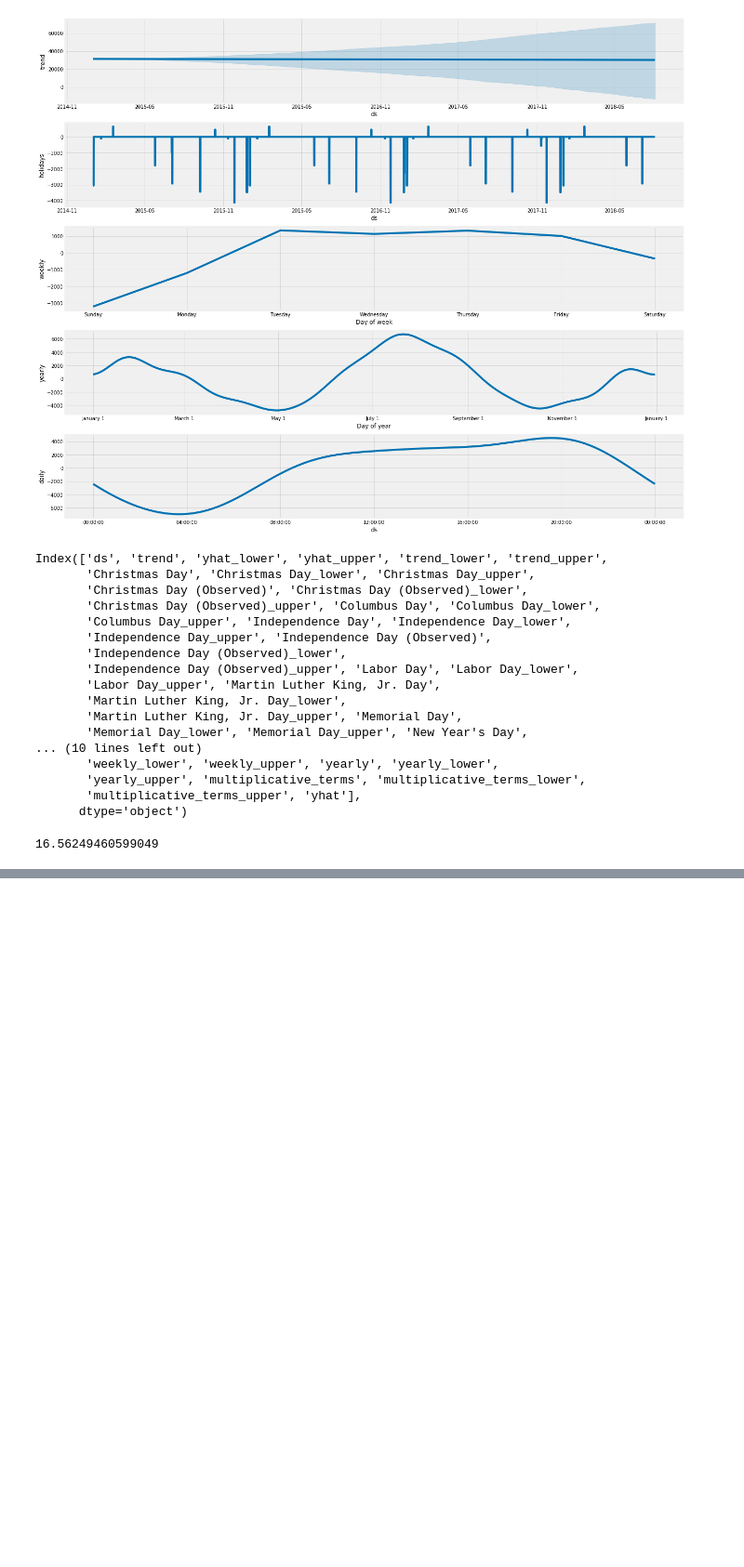
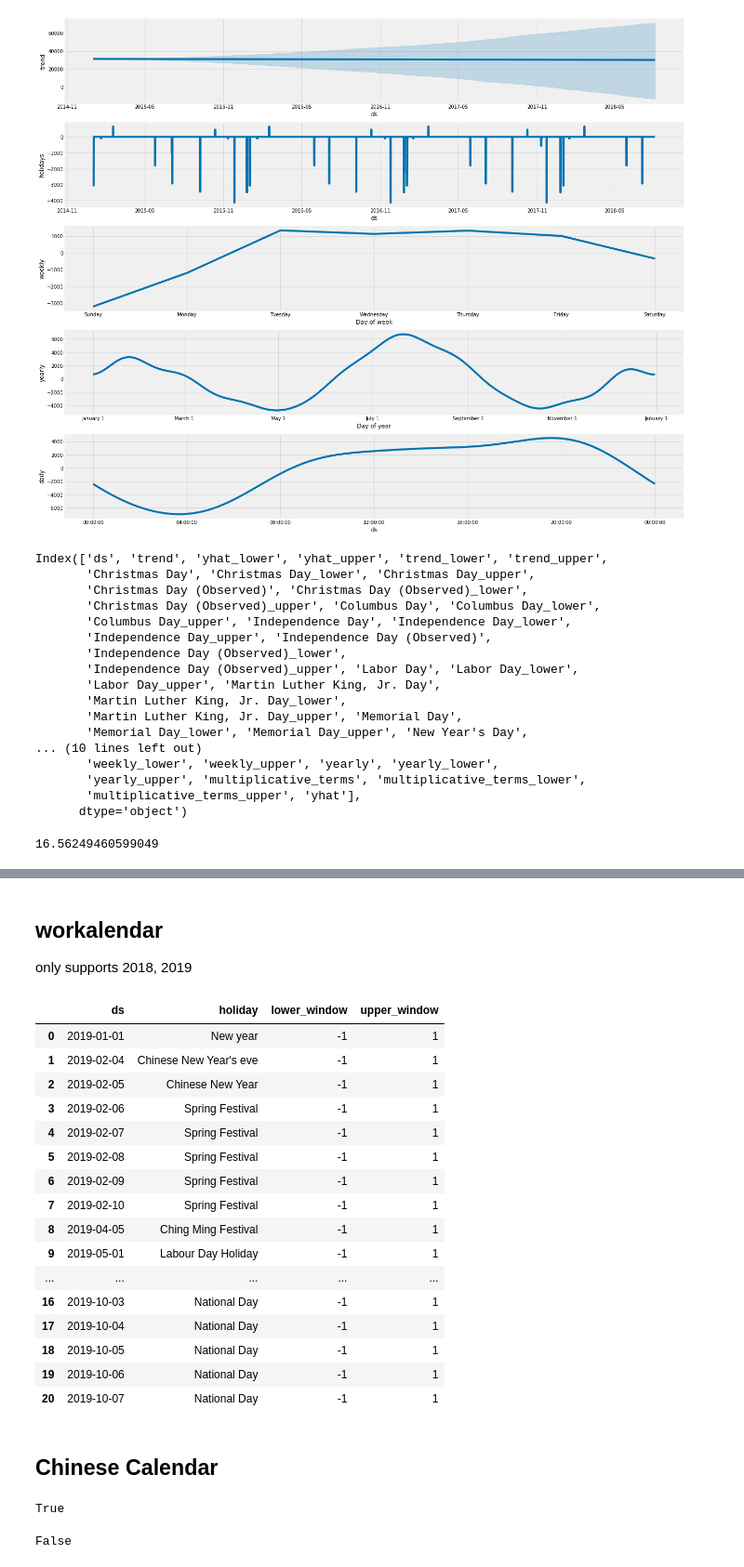
Before and after one commit to jasonchanhku/competition_prep, a Jupyter notebook: notebook/fbprophet.ipynb, the cells around one changed output, grey strips where cells are left out. Shown at 93% size. Drawn from its saved outputs; the diff is of its cells as text; code cells hidden in the pictures; blank space fills up the shorter version.

```diff
--- a/notebook/fbprophet.ipynb
+++ b/notebook/fbprophet.ipynb
@@ -240,0 +355,4 @@ mean_absolute_percentage_error(y_true=pjme_test['PJME_MW'],
+# %% [markdown]
+## workalendar
+
+only supports 2018, 2019
@@ -240,0 +362,29 @@ mean_absolute_percentage_error(y_true=pjme_test['PJME_MW'],
+# %%
+cal = China()
+# %%
+cal_cn = pd.DataFrame(cal.holidays(), columns=['ds', 'holiday'])
+# %%
+cal_cn['lower_window'] = -1
+cal_cn['upper_window'] = 1
+# %%
+cal_cn
+# %% [output]
+|  | ds | holiday | lower_window | upper_window |
+| 0 | 2019-01-01 | New year | -1 | 1 |
+| 1 | 2019-02-04 | Chinese New Year's eve | -1 | 1 |
+| 2 | 2019-02-05 | Chinese New Year | -1 | 1 |
+| 3 | 2019-02-06 | Spring Festival | -1 | 1 |
+| 4 | 2019-02-07 | Spring Festival | -1 | 1 |
+| 5 | 2019-02-08 | Spring Festival | -1 | 1 |
+| 6 | 2019-02-09 | Spring Festival | -1 | 1 |
+| 7 | 2019-02-10 | Spring Festival | -1 | 1 |
+| 8 | 2019-04-05 | Ching Ming Festival | -1 | 1 |
+| 9 | 2019-05-01 | Labour Day Holiday | -1 | 1 |
+| ... | ... | ... | ... | ... |
+| 16 | 2019-10-03 | National Day | -1 | 1 |
+| 17 | 2019-10-04 | National Day | -1 | 1 |
+| 18 | 2019-10-05 | National Day | -1 | 1 |
+| 19 | 2019-10-06 | National Day | -1 | 1 |
+| 20 | 2019-10-07 | National Day | -1 | 1 |
+# %% [markdown]
+## Chinese Calendar
@@ -240,0 +397,8 @@ mean_absolute_percentage_error(y_true=pjme_test['PJME_MW'],
+# %%
+is_holiday(april_last)
+# %% [output]
+True
+# %%
+is_workday(april_last)
+# %% [output]
+False
```
Also changed, not shown: parts of 27 cells of this notebook.
